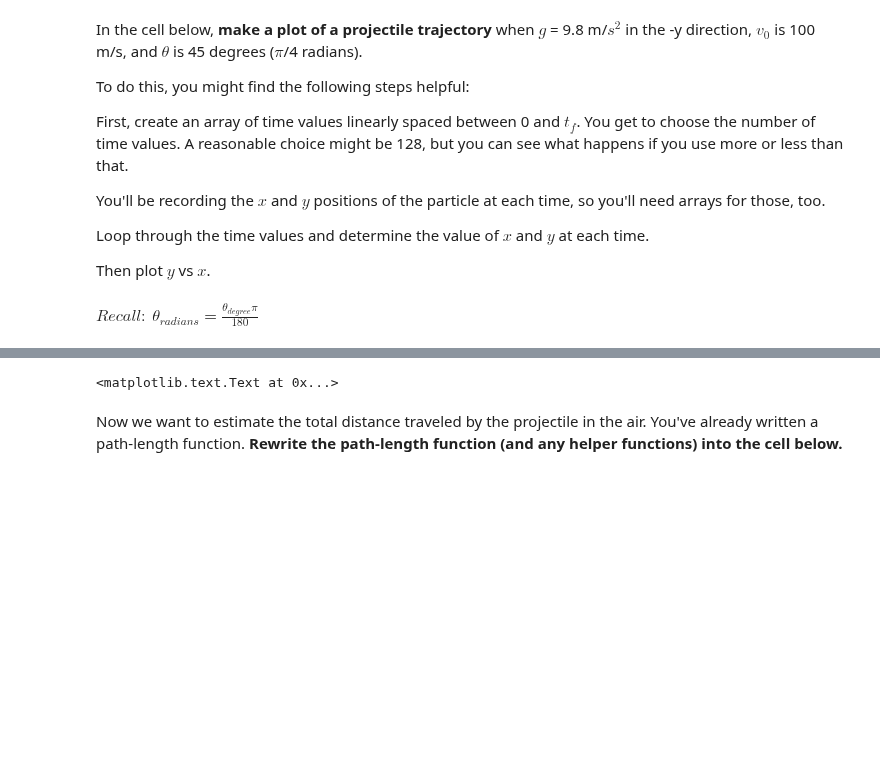
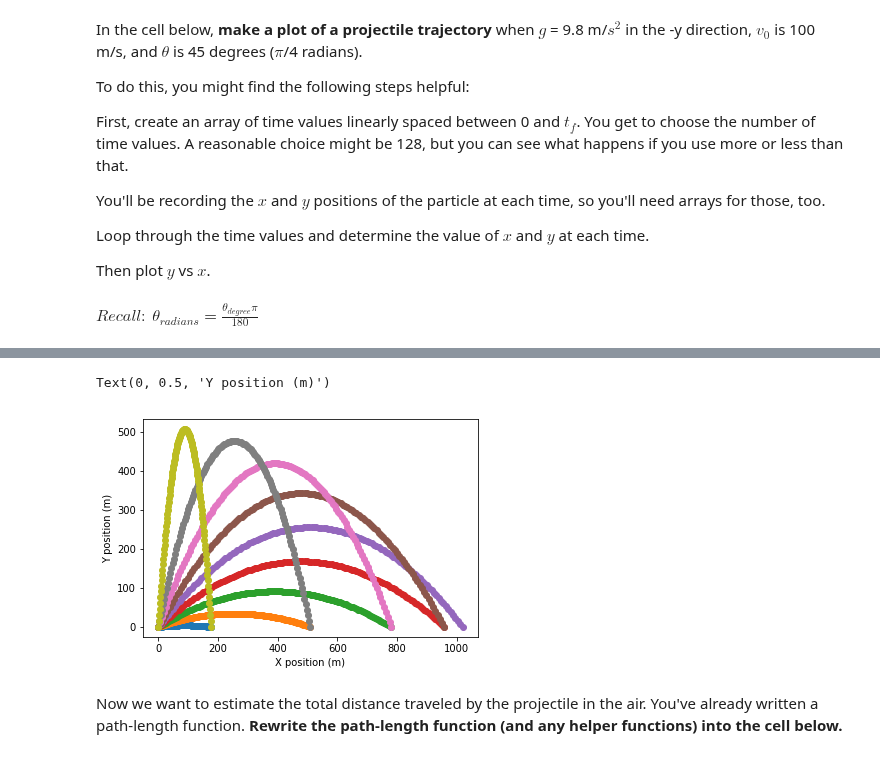
Before and after one commit to astroumd/GradMap, a Jupyter notebook: notebooks/Lectures2019/Lecture2/challenge_problem2_instructor_version.ipynb, the cells around one changed output, grey strips where cells are left out. Cells and saved outputs as stored; diff of their text form; code cells hidden in the pictures; blank space fills up the shorter version.

```diff
--- a/notebooks/Lectures2019/Lecture2/challenge_problem2_instructor_version.ipynb
+++ b/notebooks/Lectures2019/Lecture2/challenge_problem2_instructor_version.ipynb
@@ -103,24 +104,29 @@ max_angle = 85 # degrees
 thetas_degrees = np.linspace(min_angle,max_angle,num_angles)
 thetas_radians = thetas_degrees * np.pi/180
 
-for theta_index in range(num_angles):
+theta_index = 0
+while theta_index < num_angles:
 
     theta = thetas_radians[theta_index]
 
     tf = time_of_flight(v0,theta,g)
 
 
-    times = np.linspace(0,tf, num_points)
+    times = np.linspace(0,tf,num_points)
     X = np.zeros(num_points)
     Y = np.zeros(num_points)
 
-    for i in range(num_points):
+    i = 0
+    while i < num_points:
         X[i] = projectile_X(times[i],v0,theta,g)
         Y[i] = projectile_Y(times[i],v0,theta,g)
+        i = i+1
 
     plt.plot(X,Y,'-o')
-    np.save("X_launch_angle_" + str(thetas_degrees[theta_index]),X)
-    np.save("Y_launch_angle_" + str(thetas_degrees[theta_index]),Y)
+    np.save("X_launch_angle_" + str(int(thetas_degrees[theta_index])),X)
+    np.save("Y_launch_angle_" + str(int(thetas_degrees[theta_index])),Y)
+
+    theta_index = theta_index + 1
 
 plt.xlabel("X position (m)")
 plt.ylabel("Y position (m)")
@@ -130,4 +134,5 @@ plt.ylabel("Y position (m)")
-<matplotlib.text.Text at 0x...>
+Text(0, 0.5, 'Y position (m)')
+[figure, added]
 # %% [markdown]
 Now we want to estimate the total distance traveled by the projectile in the air. You've already written a path-length function. **Rewrite the path-length function (and any helper functions) into the cell below.**
 # %%
```
Also changed, not shown: parts of 5 cells of this notebook, 14 other files.
